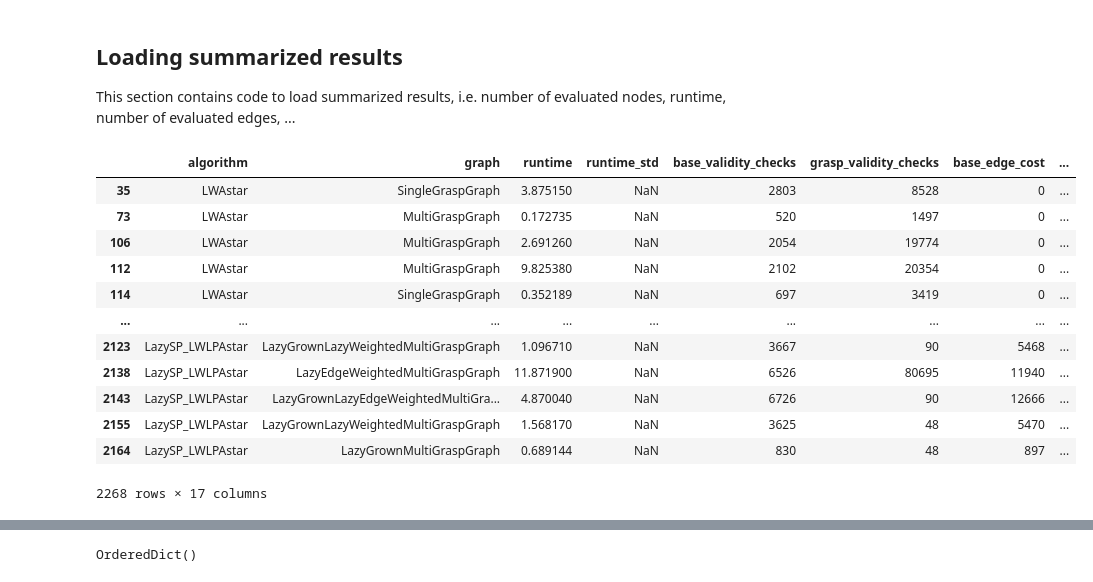
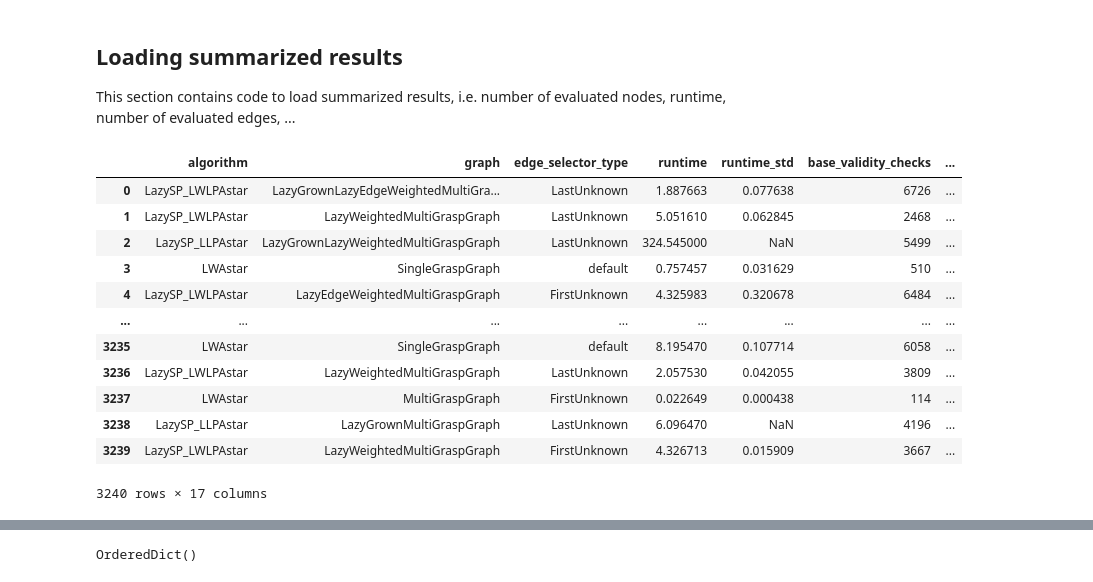
Before and after one commit to malwaru/hfts_grasp_planner, a Jupyter notebook: scripts/notebooks/mg_planner_evaluation.ipynb, the cells around one changed output, grey strips where cells are left out. Cells and saved outputs as stored; diff of their text form; code cells hidden in the pictures.

```diff
--- a/scripts/notebooks/mg_planner_evaluation.ipynb
+++ b/scripts/notebooks/mg_planner_evaluation.ipynb
@@ -150,19 +177,22 @@ def load_results(results_base_folder):
 # %%
-data = load_results('/home/joshua/projects/placement_catkin/experiment_results/paper/2d/')
-data.sort_values(['scene', 'algorithm'])
+# [fname for fname in os.listdir('/home/joshua/projects/placement_catkin/experiment_results/paper/2d/') if len(fname.split('__')) == 7]
+data = load_results('/home/joshua/projects/placement_catkin/experiment_results/paper/2d/', 'total_cpu_time')
+data
+# bla.loc[key]
+# data.sort_values(['scene', 'algorithm'])
 # pr = pd.read_csv('/tmp/test/LazySP_LWLPAstar__LazyWeightedMultiGraspGraph__Bugtrap2DScene__4/results')
 # pr['cost'].iloc[0]
 # %% [output]
-|  | algorithm | graph | runtime | runtime_std | base_validity_checks | grasp_validity_checks | base_edge_cost | ... |
-| 35 | LWAstar | SingleGraspGraph | 3.875150 | NaN | 2803 | 8528 | 0 | ... |
-| 73 | LWAstar | MultiGraspGraph | 0.172735 | NaN | 520 | 1497 | 0 | ... |
-| 106 | LWAstar | MultiGraspGraph | 2.691260 | NaN | 2054 | 19774 | 0 | ... |
-| 112 | LWAstar | MultiGraspGraph | 9.825380 | NaN | 2102 | 20354 | 0 | ... |
-| 114 | LWAstar | SingleGraspGraph | 0.352189 | NaN | 697 | 3419 | 0 | ... |
-| ... | ... | ... | ... | ... | ... | ... | ... | ... |
-| 2123 | LazySP_LWLPAstar | LazyGrownLazyWeightedMultiGraspGraph | 1.096710 | NaN | 3667 | 90 | 5468 | ... |
-| 2138 | LazySP_LWLPAstar | LazyEdgeWeightedMultiGraspGraph | 11.871900 | NaN | 6526 | 80695 | 11940 | ... |
-| 2143 | LazySP_LWLPAstar | LazyGrownLazyEdgeWeightedMultiGra... | 4.870040 | NaN | 6726 | 90 | 12666 | ... |
-| 2155 | LazySP_LWLPAstar | LazyGrownLazyWeightedMultiGraspGraph | 1.568170 | NaN | 3625 | 48 | 5470 | ... |
-| 2164 | LazySP_LWLPAstar | LazyGrownMultiGraspGraph | 0.689144 | NaN | 830 | 48 | 897 | ... |
+|  | algorithm | graph | edge_selector_type | runtime | runtime_std | base_validity_checks | ... |
+| 0 | LazySP_LWLPAstar | LazyGrownLazyEdgeWeightedMultiGra... | LastUnknown | 1.887663 | 0.077638 | 6726 | ... |
+| 1 | LazySP_LWLPAstar | LazyWeightedMultiGraspGraph | LastUnknown | 5.051610 | 0.062845 | 2468 | ... |
+| 2 | LazySP_LLPAstar | LazyGrownLazyWeightedMultiGraspGraph | LastUnknown | 324.545000 | NaN | 5499 | ... |
+| 3 | LWAstar | SingleGraspGraph | default | 0.757457 | 0.031629 | 510 | ... |
+| 4 | LazySP_LWLPAstar | LazyEdgeWeightedMultiGraspGraph | FirstUnknown | 4.325983 | 0.320678 | 6484 | ... |
+| ... | ... | ... | ... | ... | ... | ... | ... |
+| 3235 | LWAstar | SingleGraspGraph | default | 8.195470 | 0.107714 | 6058 | ... |
+| 3236 | LazySP_LWLPAstar | LazyWeightedMultiGraspGraph | LastUnknown | 2.057530 | 0.042055 | 3809 | ... |
+| 3237 | LWAstar | MultiGraspGraph | FirstUnknown | 0.022649 | 0.000438 | 114 | ... |
+| 3238 | LazySP_LLPAstar | LazyGrownMultiGraspGraph | LastUnknown | 6.096470 | NaN | 4196 | ... |
+| 3239 | LazySP_LWLPAstar | LazyWeightedMultiGraspGraph | FirstUnknown | 4.326713 | 0.015909 | 3667 | ... |
-2268 rows × 17 columns
+3240 rows × 17 columns
```
Also changed, not shown: parts of 13 cells of this notebook, 14 other files.
